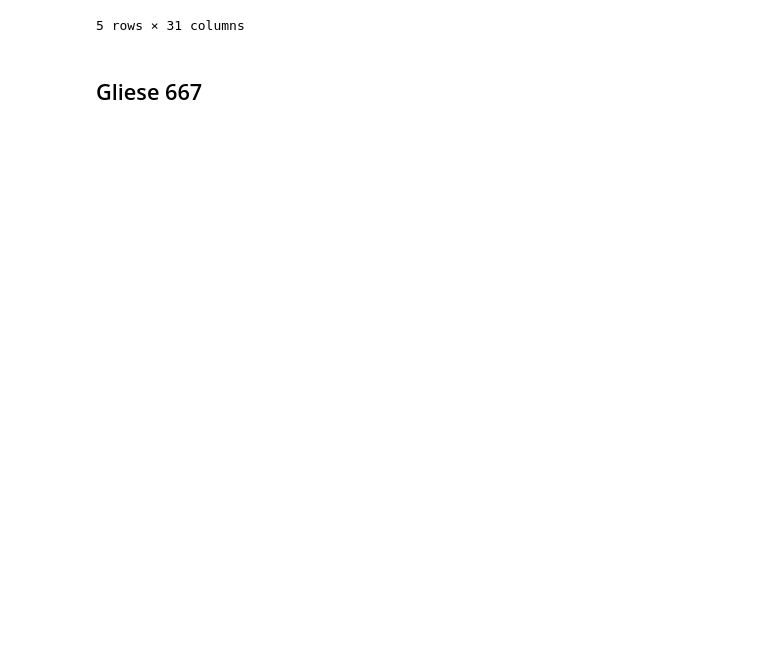
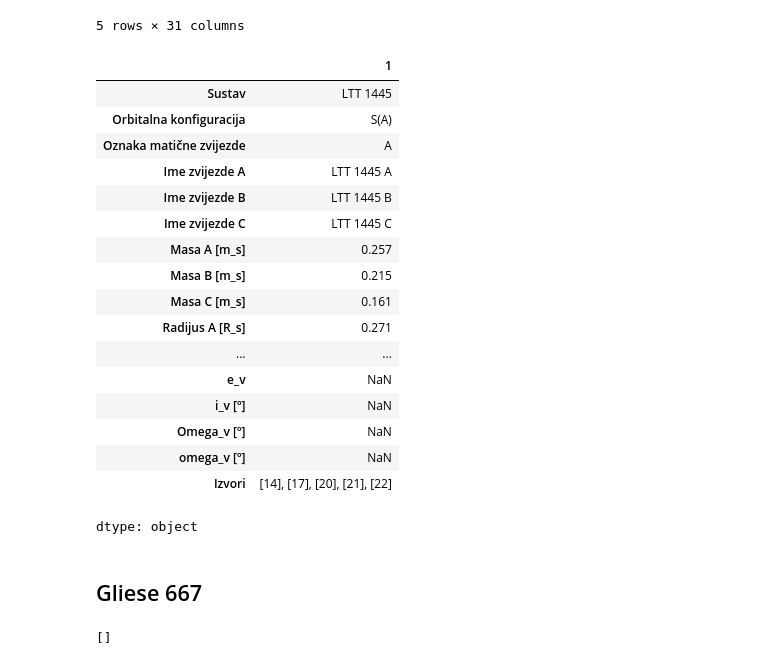
Before and after one commit to emadonev/nbody_exoplanets, a Jupyter notebook: nbs/02_full_simulations.ipynb, the cells around one changed output. Cells and saved outputs as stored; diff of their text form; code cells hidden in the pictures; blank space fills up the shorter version.

```diff
--- a/nbs/02_full_simulations.ipynb
+++ b/nbs/02_full_simulations.ipynb
@@ -86,6 +58,27 @@ triples.head()
 | 3 | Kepler-444 | S(A) | A | Kepler-444 A | Kepler-444 B | Kepler-444 C | ... |
 | 4 | HD 132563 | S(C) | C | HD 132563 Aa | HD 132563 Ab | HD 132563 B | ... |
 5 rows × 31 columns
+# %%
+triples.iloc[1]
+# %% [output]
+|  | 1 |
+| Sustav | LTT 1445 |
+| Orbitalna konfiguracija | S(A) |
+| Oznaka matične zvijezde | A |
+| Ime zvijezde A | LTT 1445 A |
+| Ime zvijezde B | LTT 1445 B |
+| Ime zvijezde C | LTT 1445 C |
+| Masa A [m_s] | 0.257 |
+| Masa B [m_s] | 0.215 |
+| Masa C [m_s] | 0.161 |
+| Radijus A [R_s] | 0.271 |
+| ... | ... |
+| e_v | NaN |
+| i_v [º] | NaN |
+| Omega_v [º] | NaN |
+| omega_v [º] | NaN |
+| Izvori | [14], [17], [20], [21], [22] |
+dtype: object
 # %% [markdown]
 ## Gliese 667
 # %%
@@ -121,0 +118,4 @@ for _, row in triples.iterrows():
+# %%
+print(configs[0]['planets'])
+# %% [output]
+[]
```
Also changed, not shown: parts of 15 cells of this notebook, 2 other files.
